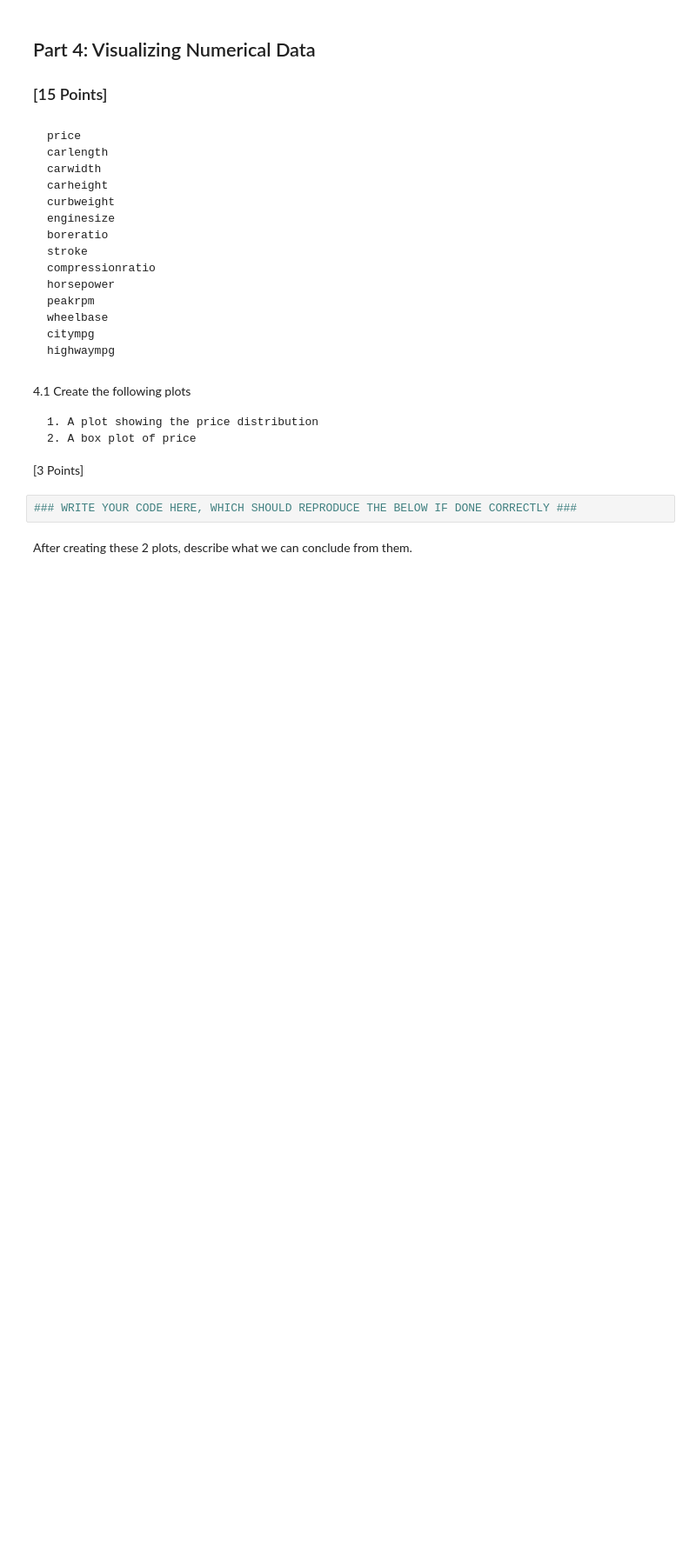
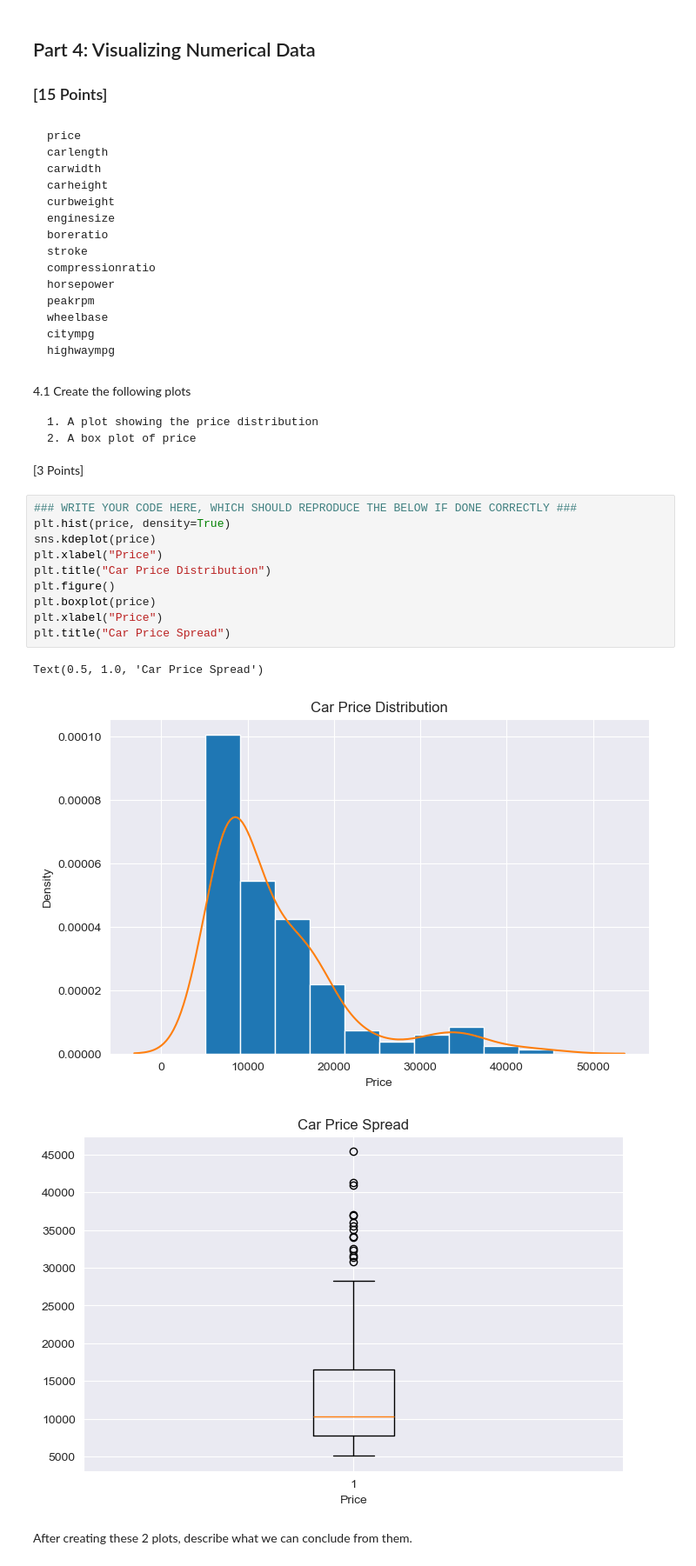
Before and after one commit to MehrabAzan/hw1_S25, a Jupyter notebook: hw1.ipynb, the cells around one changed output. Shown at 87% size. Cells and saved outputs as stored; diff of their text form; blank space fills up the shorter version.

```diff
--- a/hw1.ipynb
+++ b/hw1.ipynb
@@ -588,6 +588,18 @@ Naturally aspirated is commmonly used due to it being in economy cars. Turbochar
 [3 Points]
 # %%
 ### WRITE YOUR CODE HERE, WHICH SHOULD REPRODUCE THE BELOW IF DONE CORRECTLY ###
+plt.hist(price, density=True)
+sns.kdeplot(price)
+plt.xlabel("Price")
+plt.title("Car Price Distribution")
+plt.figure()
+plt.boxplot(price)
+plt.xlabel("Price")
+plt.title("Car Price Spread")
+# %% [output]
+Text(0.5, 1.0, 'Car Price Spread')
+[figure, added]
+[figure, added]
 # %% [markdown]
 After creating these 2 plots, describe what we can conclude from them.
 # %% [markdown]
```
Also changed, not shown: parts of 10 cells of this notebook.
